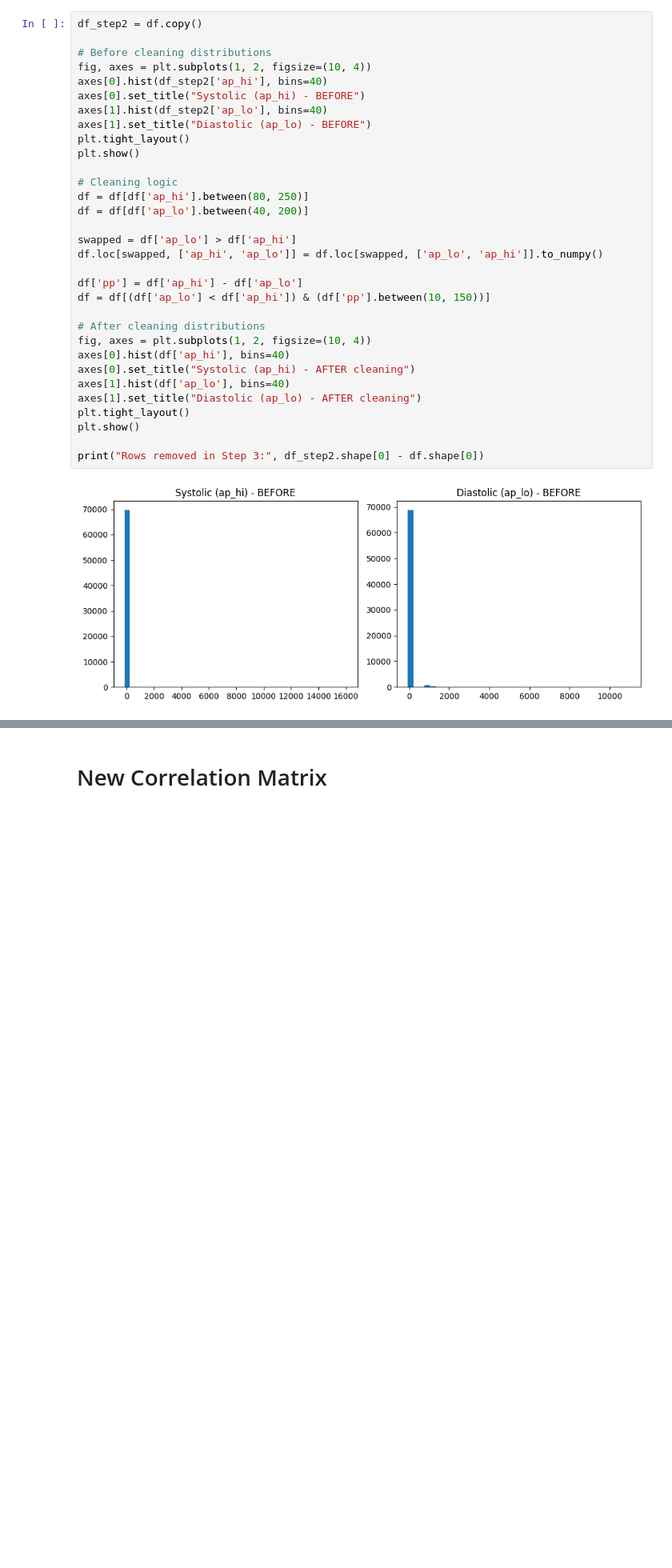
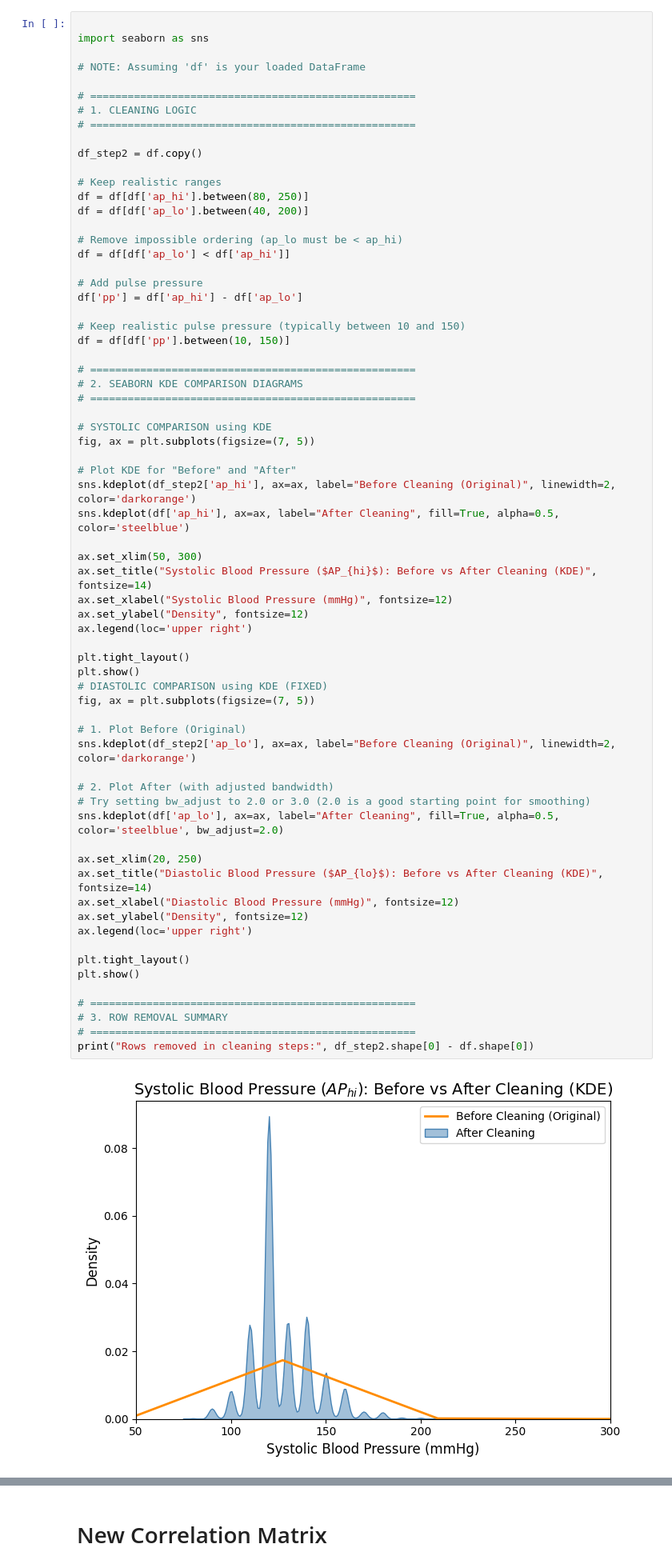
Before and after one commit to theMindDeveloper/Cardiovascular_Disease_Prediction_Data_Science, a Jupyter notebook: notebooks/DataCleaning.ipynb, the cells around one changed output, grey strips where cells are left out. Shown: that part at 80% size. Drawn from its saved outputs; the diff is of its cells as text; blank space fills up the shorter version.

```diff
--- a/notebooks/DataCleaning.ipynb
+++ b/notebooks/DataCleaning.ipynb
@@ -142,36 +253,71 @@ and is also **clinically relevant**, as higher PP often signals greater cardiova
 
 After cleaning, we verify the distributions of systolic and diastolic pressures to ensure they look realistic.
 # %%
+
+import seaborn as sns
+
+# NOTE: Assuming 'df' is your loaded DataFrame
+
+# ====================================================
+# 1. CLEANING LOGIC
+# ====================================================
+
 df_step2 = df.copy()
 
-# Before cleaning distributions
-fig, axes = plt.subplots(1, 2, figsize=(10, 4))
-axes[0].hist(df_step2['ap_hi'], bins=40)
-axes[0].set_title("Systolic (ap_hi) - BEFORE")
-axes[1].hist(df_step2['ap_lo'], bins=40)
-axes[1].set_title("Diastolic (ap_lo) - BEFORE")
+# Keep realistic ranges
+df = df[df['ap_hi'].between(80, 250)]
+df = df[df['ap_lo'].between(40, 200)]
+
+# Remove impossible ordering (ap_lo must be < ap_hi)
+df = df[df['ap_lo'] < df['ap_hi']]
+
+# Add pulse pressure
+df['pp'] = df['ap_hi'] - df['ap_lo']
+
+# Keep realistic pulse pressure (typically between 10 and 150)
+df = df[df['pp'].between(10, 150)]
+
+# ====================================================
+# 2. SEABORN KDE COMPARISON DIAGRAMS
+# ====================================================
+
+# SYSTOLIC COMPARISON using KDE
+fig, ax = plt.subplots(figsize=(7, 5))
+
+# Plot KDE for "Before" and "After"
+sns.kdeplot(df_step2['ap_hi'], ax=ax, label="Before Cleaning (Original)", linewidth=2, color='darkorange')
+sns.kdeplot(df['ap_hi'], ax=ax, label="After Cleaning", fill=True, alpha=0.5, color='steelblue')
+
+ax.set_xlim(50, 300)
+ax.set_title("Systolic Blood Pressure ($AP_{hi}$): Before vs After Cleaning (KDE)", fontsize=14)
+ax.set_xlabel("Systolic Blood Pressure (mmHg)", fontsize=12)
+ax.set_ylabel("Density", fontsize=12)
+ax.legend(loc='upper right')
+
+plt.tight_layout()
+plt.show()
+# DIASTOLIC COMPARISON using KDE (FIXED)
+fig, ax = plt.subplots(figsize=(7, 5))
+
+# 1. Plot Before (Original)
+sns.kdeplot(df_step2['ap_lo'], ax=ax, label="Before Cleaning (Original)", linewidth=2, color='darkorange')
+
+# 2. Plot After (with adjusted bandwidth)
+# Try setting bw_adjust to 2.0 or 3.0 (2.0 is a good starting point for smoothing)
+sns.kdeplot(df['ap_lo'], ax=ax, label="After Cleaning", fill=True, alpha=0.5, color='steelblue', bw_adjust=2.0)
+
+ax.set_xlim(20, 250)
+ax.set_title("Diastolic Blood Pressure ($AP_{lo}$): Before vs After Cleaning (KDE)", fontsize=14)
+ax.set_xlabel("Diastolic Blood Pressure (mmHg)", fontsize=12)
+ax.set_ylabel("Density", fontsize=12)
+ax.legend(loc='upper right')
+
 plt.tight_layout()
 plt.show()
 
-# Cleaning logic
-df = df[df['ap_hi'].between(80, 250)]
-df = df[df['ap_lo'].between(40, 200)]
-
-swapped = df['ap_lo'] > df['ap_hi']
-df.loc[swapped, ['ap_hi', 'ap_lo']] = df.loc[swapped, ['ap_lo', 'ap_hi']].to_numpy()
-
-df['pp'] = df['ap_hi'] - df['ap_lo']
-df = df[(df['ap_lo'] < df['ap_hi']) & (df['pp'].between(10, 150))]
-
-# After cleaning distributions
-fig, axes = plt.subplots(1, 2, figsize=(10, 4))
-axes[0].hist(df['ap_hi'], bins=40)
-axes[0].set_title("Systolic (ap_hi) - AFTER cleaning")
-axes[1].hist(df['ap_lo'], bins=40)
-axes[1].set_title("Diastolic (ap_lo) - AFTER cleaning")
-plt.tight_layout()
-plt.show()
-
-print("Rows removed in Step 3:", df_step2.shape[0] - df.shape[0])
+# ====================================================
+# 3. ROW REMOVAL SUMMARY
+# ====================================================
+print("Rows removed in cleaning steps:", df_step2.shape[0] - df.shape[0])
 # %% [output]
-[figure, old version]
+[figure, new version]
```
Also changed, not shown: parts of 9 cells of this notebook.
